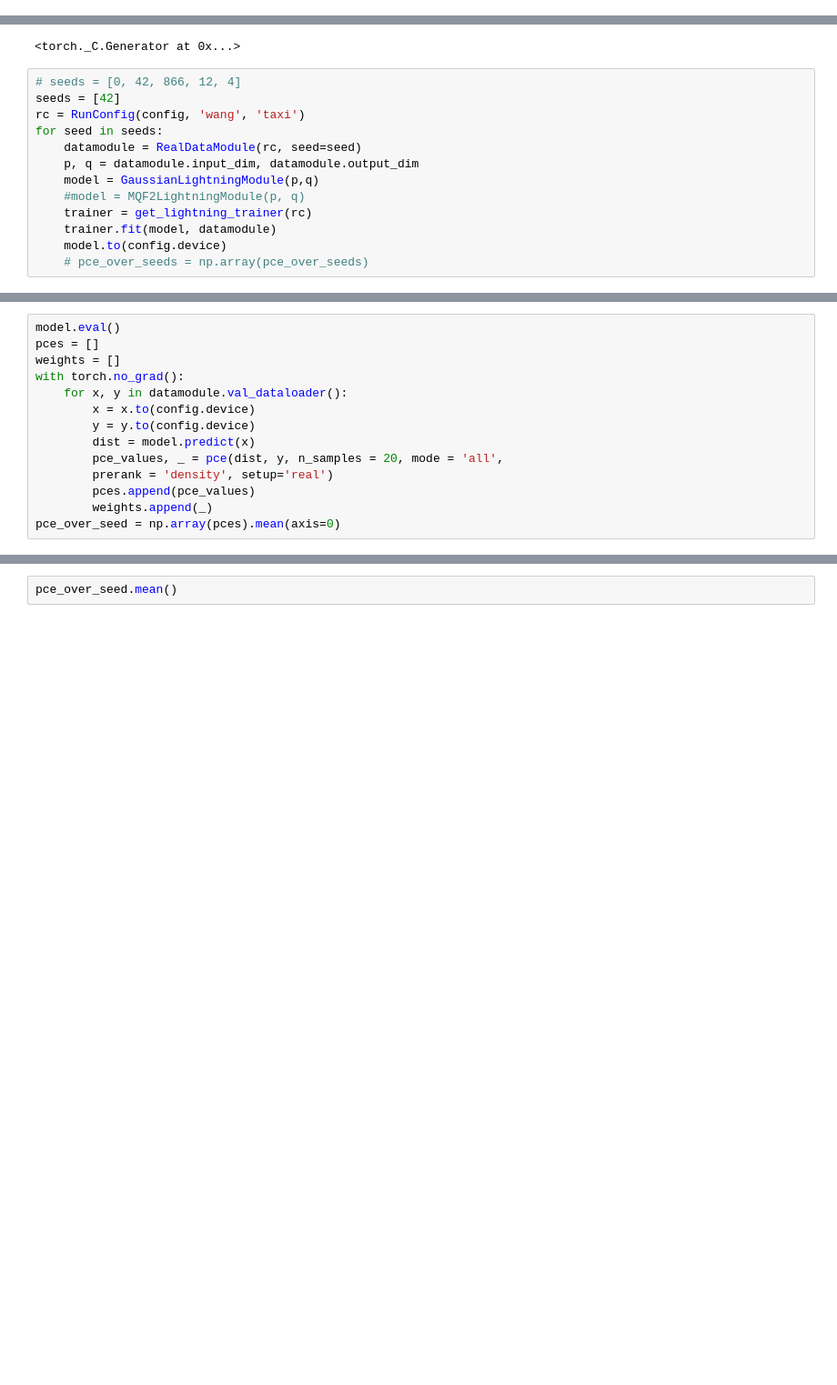
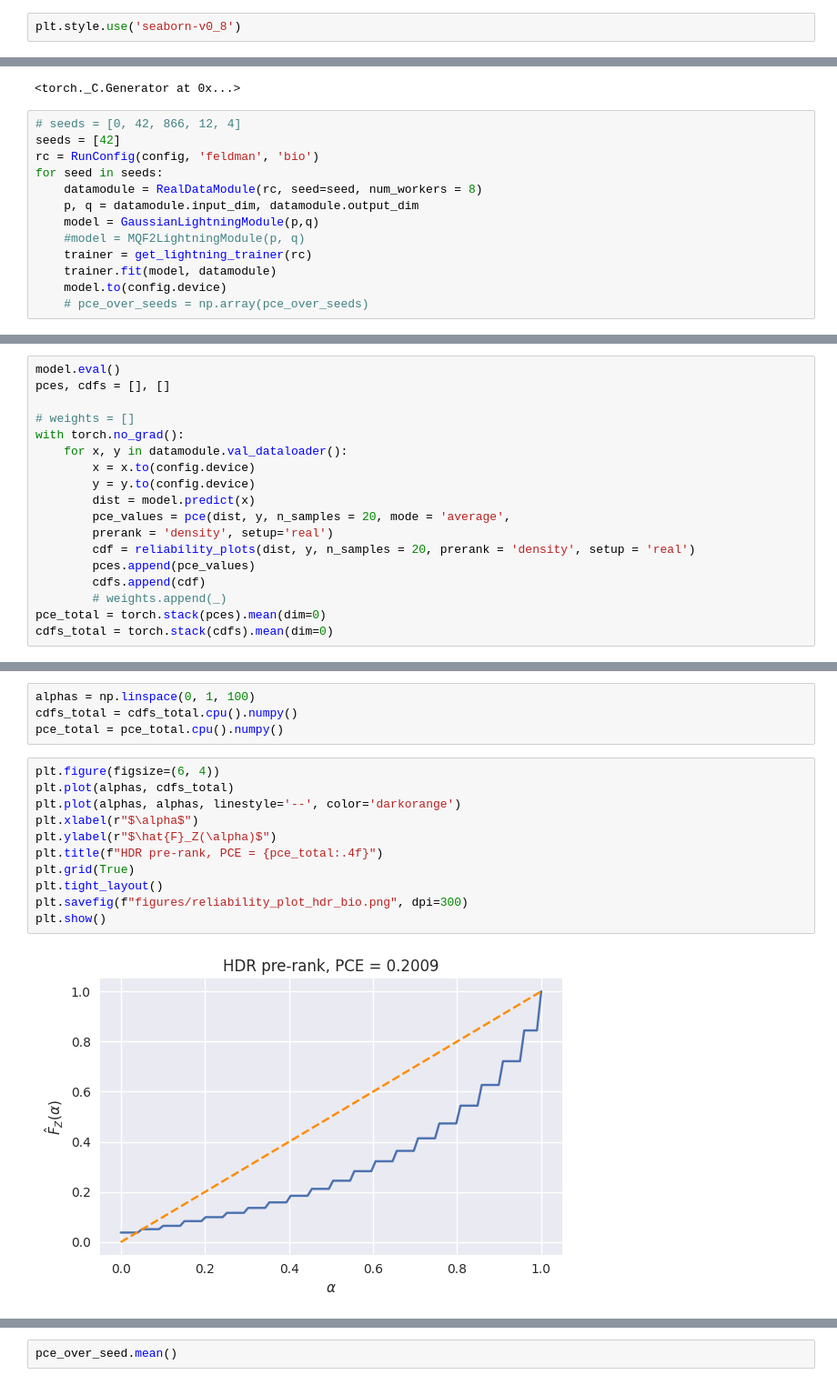
Before and after one commit to ayalaajil/Multivariate-Calibration-with-Prerank-Regularization, a Jupyter notebook: Multicalibration/Projected_PIT_calibration/plotting-PCE.ipynb, the cells around one changed output, grey strips where cells are left out. Shown at 91% size. Cells and saved outputs as stored; diff of their text form; blank space fills up the shorter version.

Commit message:
reliability plots

```diff
--- a/Multicalibration/Projected_PIT_calibration/plotting-PCE.ipynb
+++ b/Multicalibration/Projected_PIT_calibration/plotting-PCE.ipynb
@@ -12,5 +15,7 @@ from moc.metrics.distribution_metrics import pce
 import torch
 import pickle
+# %%
+plt.style.use('seaborn-v0_8')
 # %%
 config = get_config()
 config.device = 'cuda'
@@ -20,9 +25,9 @@ torch.manual_seed(42)
 # %%
 # seeds = [0, 42, 866, 12, 4]
 seeds = [42]
-rc = RunConfig(config, 'wang', 'taxi')
+rc = RunConfig(config, 'feldman', 'bio')
 for seed in seeds:
-    datamodule = RealDataModule(rc, seed=seed)
+    datamodule = RealDataModule(rc, seed=seed, num_workers = 8)
     p, q = datamodule.input_dim, datamodule.output_dim
     model = GaussianLightningModule(p,q)
     #model = MQF2LightningModule(p, q)
@@ -41,14 +44,18 @@ LOCAL_RANK: 0 - CUDA_VISIBLE_DEVICES: [0,1,2,3,4,5,6,7]
 # %%
 model.eval()
-pces = []
-weights = []
+pces, cdfs = [], []
+
+# weights = []
 with torch.no_grad():
     for x, y in datamodule.val_dataloader():
         x = x.to(config.device)
         y = y.to(config.device)
         dist = model.predict(x)
-        pce_values, _ = pce(dist, y, n_samples = 20, mode = 'all',
+        pce_values = pce(dist, y, n_samples = 20, mode = 'average',
         prerank = 'density', setup='real')
+        cdf = reliability_plots(dist, y, n_samples = 20, prerank = 'density', setup = 'real')
         pces.append(pce_values)
-        weights.append(_)
-pce_over_seed = np.array(pces).mean(axis=0)
+        cdfs.append(cdf)
+        # weights.append(_)
+pce_total = torch.stack(pces).mean(dim=0)
+cdfs_total = torch.stack(cdfs).mean(dim=0)
@@ -58,0 +62,17 @@ array([0.11920098])
+# %%
+alphas = np.linspace(0, 1, 100)
+cdfs_total = cdfs_total.cpu().numpy()
+pce_total = pce_total.cpu().numpy()
+# %%
+plt.figure(figsize=(6, 4))
+plt.plot(alphas, cdfs_total)
+plt.plot(alphas, alphas, linestyle='--', color='darkorange')
+plt.xlabel(r"$\alpha$")
+plt.ylabel(r"$\hat{F}_Z(\alpha)$")
+plt.title(f"HDR pre-rank, PCE = {pce_total:.4f}")
+plt.grid(True)
+plt.tight_layout()
+plt.savefig(f"figures/reliability_plot_hdr_bio.png", dpi=300)
+plt.show()
+# %% [output]
+[figure, added]
```
Also changed, not shown: parts of 7 cells of this notebook, 19 other files.
